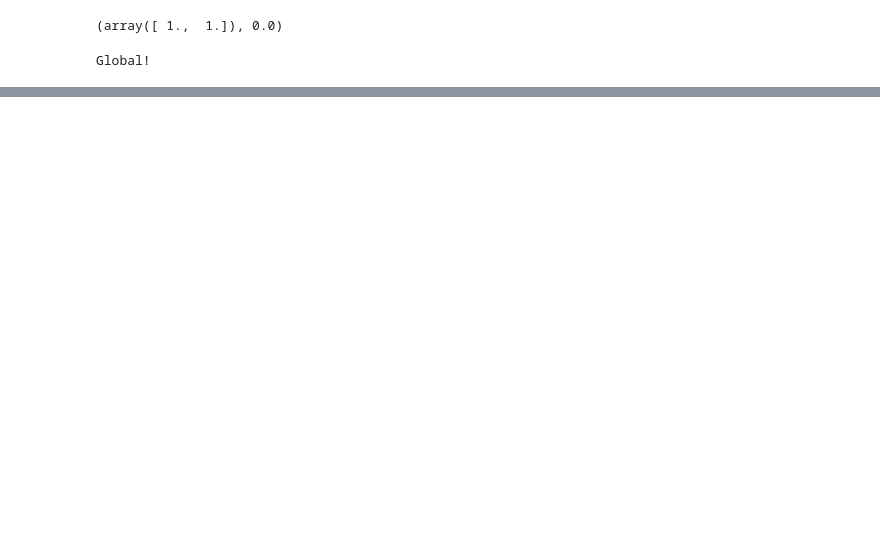
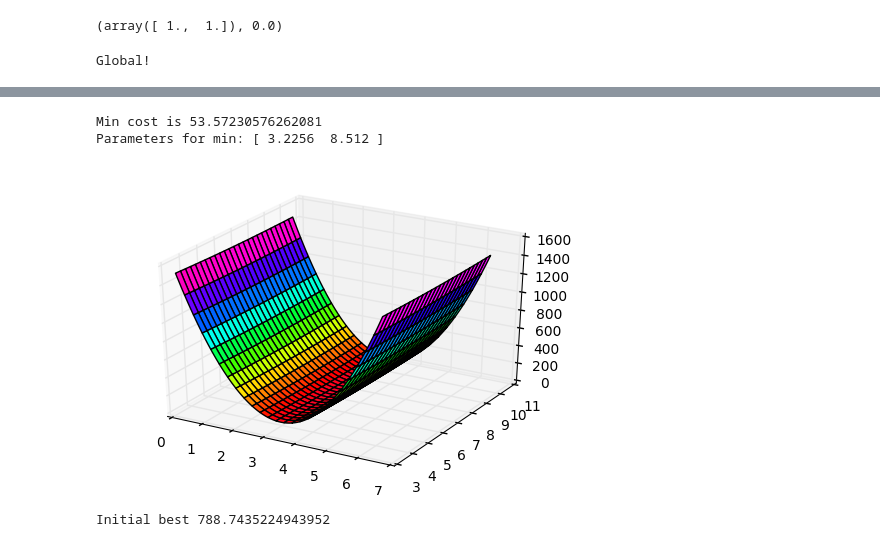
Before and after one commit to reynoldscem/Differential-Evolution, a Jupyter notebook: Differential Evolution.ipynb, the cells around one changed output, grey strips where cells are left out. Cells and saved outputs as stored; diff of their text form; code cells hidden in the pictures; blank space fills up the shorter version.

```diff
--- a/Differential Evolution.ipynb
+++ b/Differential Evolution.ipynb
@@ -141,0 +151,29 @@ Global!
+# %%
+def create_regression_loss(x, y):
+    assert x.shape == y.shape
+    assert x.ndim == 1
+    assert y.ndim == 1
+
+    # MSE
+    def loss(in_vec):
+        assert in_vec.shape == (2,)
+        y_pred = (in_vec[0] * x) + in_vec[1]
+        return np.mean((y_pred - y)**2)
+
+    return loss
+# %%
+my_loss = create_regression_loss(x, y)
+# %%
+theta, Z = dense_visualise_2d(my_loss, (0, 6.4), (3.5, 10.5), 251, 'gist_rainbow');
+print('Min cost is {}'.format(np.min(Z)))
+min_ind = np.unravel_index(np.argmin(Z), Z.shape)
+print('Parameters for min: {}'.format(theta[min_ind]))
+# %% [output]
+Min cost is 53.57230576262081
+Parameters for min: [ 3.2256  8.512 ]
+[figure, added]
+# %%
+opt_theta, cost = DE_optimiser(my_loss, np.array([[-1, 1],[-1, 1]]), 1.5, 0.5, 50, 2500)
+opt_theta, cost
+# %% [output]
+Initial best 788.7435224943952
```
Also changed, not shown: parts of 4 cells of this notebook.
